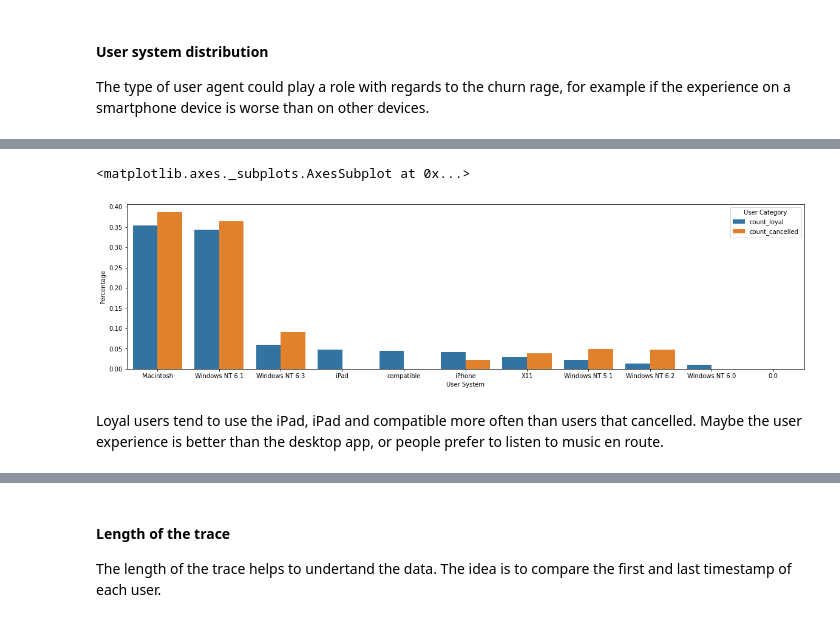
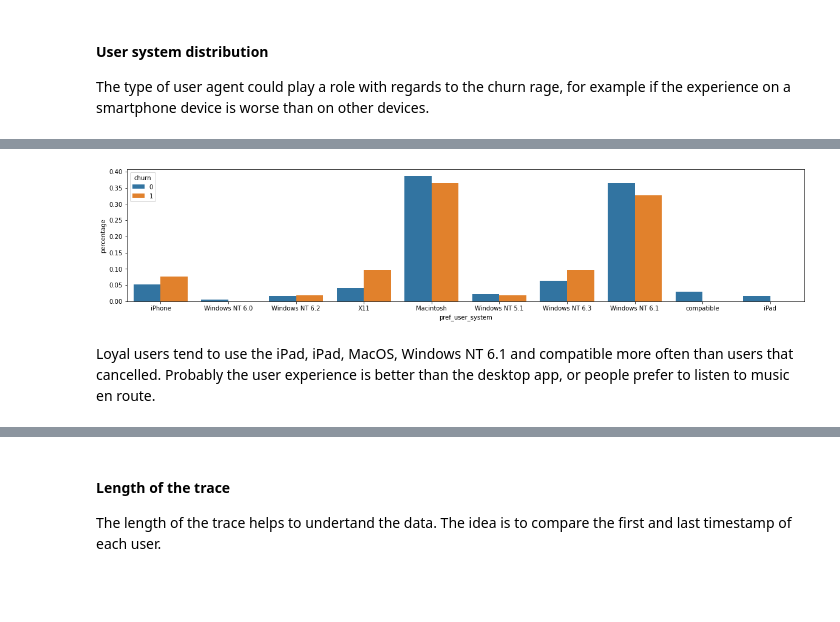
Before and after one commit to philippmarcus/dsnd-sparkify, a Jupyter notebook: Sparkify.ipynb, the cells around one changed output, grey strips where cells are left out. Drawn from its saved outputs; the diff is of its cells as text; code cells hidden in the pictures; blank space fills up the shorter version.

Commit message:
Extended the data exploration section

```diff
--- a/Sparkify.ipynb
+++ b/Sparkify.ipynb
@@ -175,0 +165,7 @@ TODO: What is the exact justification of other columns to be excluded? Iterative
+# %%
+df_table = spark.sql("""
+                      SELECT *
+                      FROM df_table
+                      WHERE userId <> ''
+                      """)
+df_table.createOrReplaceTempView("df_table")
@@ -456,8 +443,30 @@ df = df.rename(columns={"count_loyal":"Loyal Users",
+# %%
+# Compute the most frequently used system for each user
+pref_user_system_tbl = spark.sql("""
+                            SELECT churn, userId, MAX(userSystem) as pref_user_system
+                            FROM df_table
+                            GROUP BY churn, userId
+                            """)
+pref_user_system_tbl.createOrReplaceTempView("pref_user_system_tbl")
+# %%
+# For each useer group, for each system, count the number of users
+agg_user_system = spark.sql("""
+                            SELECT churn, pref_user_system,
+                            COUNT(*) as cnt
+                            FROM pref_user_system_tbl
+                            GROUP BY churn, pref_user_system
+                            """)
+agg_user_system.createOrReplaceTempView("agg_user_system")
+# %%
+# Normalize the user count for each system by the overall number of users in that user group
+user_system_perc_pd = spark.sql("""
+          SELECT churn, pref_user_system, cnt / SUM(cnt) OVER (PARTITION BY churn) as percentage
+          FROM agg_user_system
+          """).toPandas()
 # %%
-fig = plt.figure(figsize=(20,5))
-sns.barplot(y='Percentage', x='User System', hue='User Category', data = df)
+fig = plt.figure(figsize=(20,4))
+ax = sns.barplot(x="pref_user_system", y="percentage", hue="churn", data=user_system_perc_pd)
 # %% [output]
-<matplotlib.axes._subplots.AxesSubplot at 0x...>
-[figure, old version]
+[figure, new version]
 # %% [markdown]
-Loyal users tend to use the iPad, iPad and compatible more often than users that cancelled. Maybe the user experience is better than the desktop app, or people prefer to listen to music en route.
+Loyal users tend to use the iPad, iPad, MacOS, Windows NT 6.1 and compatible more often than users that cancelled. Probably the user experience is better than the desktop app, or people prefer to listen to music en route.
```
Also changed, not shown: parts of 107 cells of this notebook.
